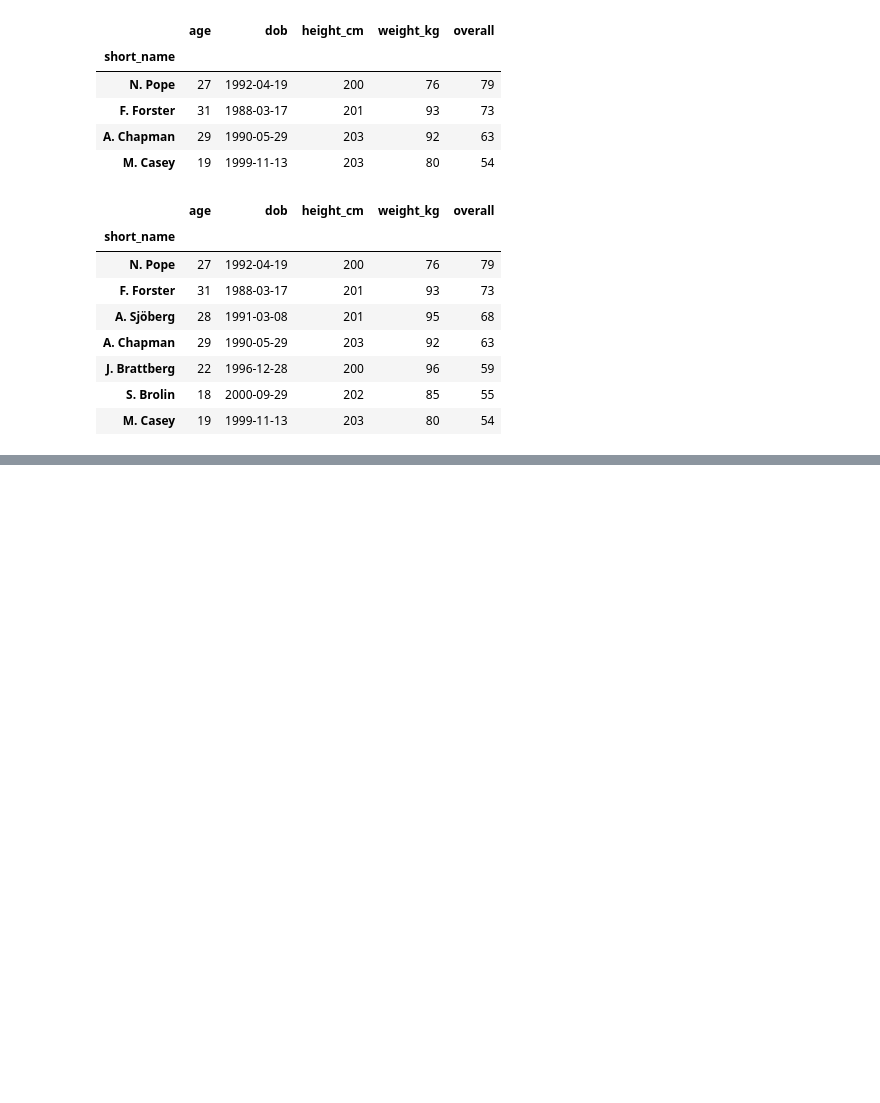
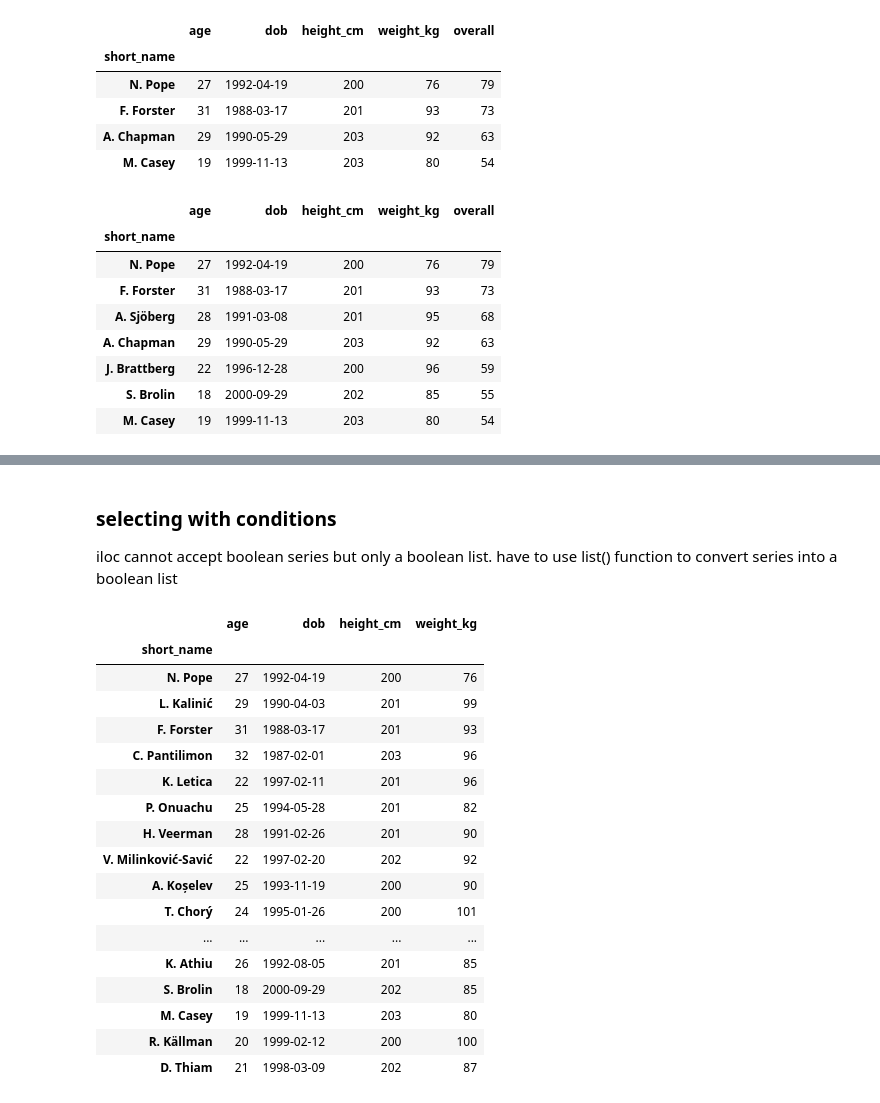
Before and after one commit to EmmanuelKevinS/python_for_DataScience_freeCodeCamp, a Jupyter notebook: pandas_numpy/dataExtraction.ipynb, the cells around one changed output, grey strips where cells are left out. Cells and saved outputs as stored; diff of their text form; code cells hidden in the pictures; blank space fills up the shorter version.

```diff
--- a/pandas_numpy/dataExtraction.ipynb
+++ b/pandas_numpy/dataExtraction.ipynb
@@ -230,0 +346,27 @@ df.loc[(df['height_cm']>199) & ((df['nationality'] == 'England') | (df['national
+# %% [markdown]
+### selecting with conditions
+iloc cannot accept boolean series but only a boolean list. have to use list() function to convert series into a boolean list
+# %%
+#one condition: select players with height >199cm
+#columns = ['age','dob','height_cm','weight_kg'] -> 1:5
+list_from_series = list(df['height_cm']>199)
+df.iloc[list_from_series,1:5]
+# %% [output]
+|  | age | dob | height_cm | weight_kg |
+| short_name |  |  |  |  |
+| N. Pope | 27 | 1992-04-19 | 200 | 76 |
+| L. Kalinić | 29 | 1990-04-03 | 201 | 99 |
+| F. Forster | 31 | 1988-03-17 | 201 | 93 |
+| C. Pantilimon | 32 | 1987-02-01 | 203 | 96 |
+| K. Letica | 22 | 1997-02-11 | 201 | 96 |
+| P. Onuachu | 25 | 1994-05-28 | 201 | 82 |
+| H. Veerman | 28 | 1991-02-26 | 201 | 90 |
+| V. Milinković-Savić | 22 | 1997-02-20 | 202 | 92 |
+| A. Koșelev | 25 | 1993-11-19 | 200 | 90 |
+| T. Chorý | 24 | 1995-01-26 | 200 | 101 |
+| ... | ... | ... | ... | ... |
+| K. Athiu | 26 | 1992-08-05 | 201 | 85 |
+| S. Brolin | 18 | 2000-09-29 | 202 | 85 |
+| M. Casey | 19 | 1999-11-13 | 203 | 80 |
+| R. Källman | 20 | 1999-02-12 | 200 | 100 |
+| D. Thiam | 21 | 1998-03-09 | 202 | 87 |
```
Also changed, not shown: parts of 15 cells of this notebook.
